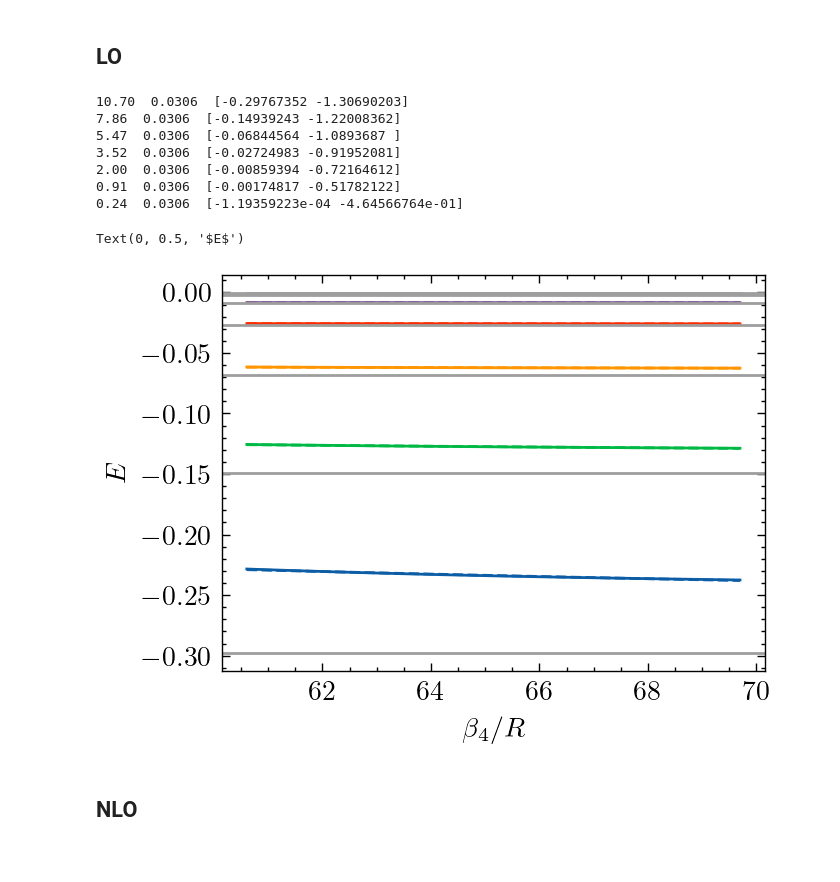
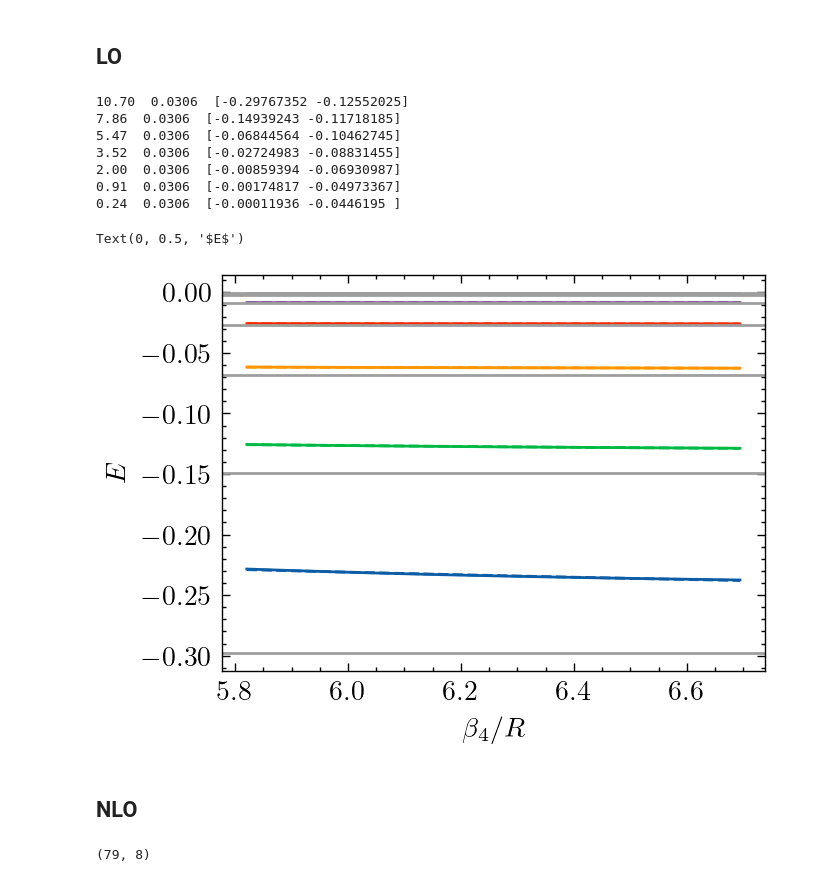
Before and after one commit to odell/id4, a Jupyter notebook: Bayesian Binding Energy Extrapolations.ipynb, the cells around one changed output. Cells and saved outputs as stored; diff of their text form; code cells hidden in the pictures.

```diff
--- a/Bayesian Binding Energy Extrapolations.ipynb
+++ b/Bayesian Binding Energy Extrapolations.ipynb
@@ -44,41 +44,41 @@ $\Lambda \equiv 1/R$
 ## LO
 # %%
 R_lo = lo[:, 0]
-x_lo = const.BETA4 / R_lo
+x_lo = np.pi / R_lo
 energies_lo = lo[:, 1:].T
 
 ii = np.intersect1d(
-    np.where(x_lo > 60)[0],
-    np.where(x_lo < 70)[0]
+    np.where(const.BETA4/np.pi*x_lo > 60)[0],
+    np.where(const.BETA4/np.pi*x_lo < 70)[0]
 )
 
 fig, ax = plt.subplots(dpi=200)
 fig.patch.set_facecolor('white')
 
 lo_asymp = []
 
 for (i, row) in enumerate(energies_lo):
     gamma = np.sqrt(2*const.MU*-row[-1])
     pars, cov = optimize.curve_fit(lambda x, c1, c2: convergence_improved(x, c1, c2, gamma), x_lo[ii], row[ii])
     print(f'{gamma:.2f}  {1/const.BETA4:.4f}  {pars}')
     lo_asymp.append(pars[0])
 
     ax.plot(x_lo[ii], row[ii], color=f'C{i}')
     ax.plot(x_lo[ii], convergence_improved(x_lo[ii], *pars, gamma), linestyle='--', color=f'C{i}')
     ax.axhline(pars[0], color='C6')
 
 ax.set_xlabel(r'$\beta_4/R$')
 ax.set_ylabel(r'$E$')
 # %% [output]
-10.70  0.0306  [-0.29767352 -1.30690203]
-7.86  0.0306  [-0.14939243 -1.22008362]
-5.47  0.0306  [-0.06844564 -1.0893687 ]
-3.52  0.0306  [-0.02724983 -0.91952081]
-2.00  0.0306  [-0.00859394 -0.72164612]
-0.91  0.0306  [-0.00174817 -0.51782122]
-0.24  0.0306  [-1.19359223e-04 -4.64566764e-01]
+10.70  0.0306  [-0.29767352 -0.12552025]
+7.86  0.0306  [-0.14939243 -0.11718185]
+5.47  0.0306  [-0.06844564 -0.10462745]
+3.52  0.0306  [-0.02724983 -0.08831455]
+2.00  0.0306  [-0.00859394 -0.06930987]
+0.91  0.0306  [-0.00174817 -0.04973367]
+0.24  0.0306  [-0.00011936 -0.0446195 ]
 Text(0, 0.5, '$E$')
-[figure, old version]
+[figure, new version]
 # %% [markdown]
 ## NLO
 # %%
@@ -146,5 +146,9 @@ class Model:
     def cont(self, ns):
         x0 = self.sampler.get_last_sample().coords
         return self.sampler.run_mcmc(x0, ns, progress=True, thin_by=10)
+# %%
+nlo.shape
+# %% [output]
+(79, 8)
 # %%
 R_nlo = nlo[:, 0]
```
Also changed, not shown: parts of 12 cells of this notebook, 1 other file.
